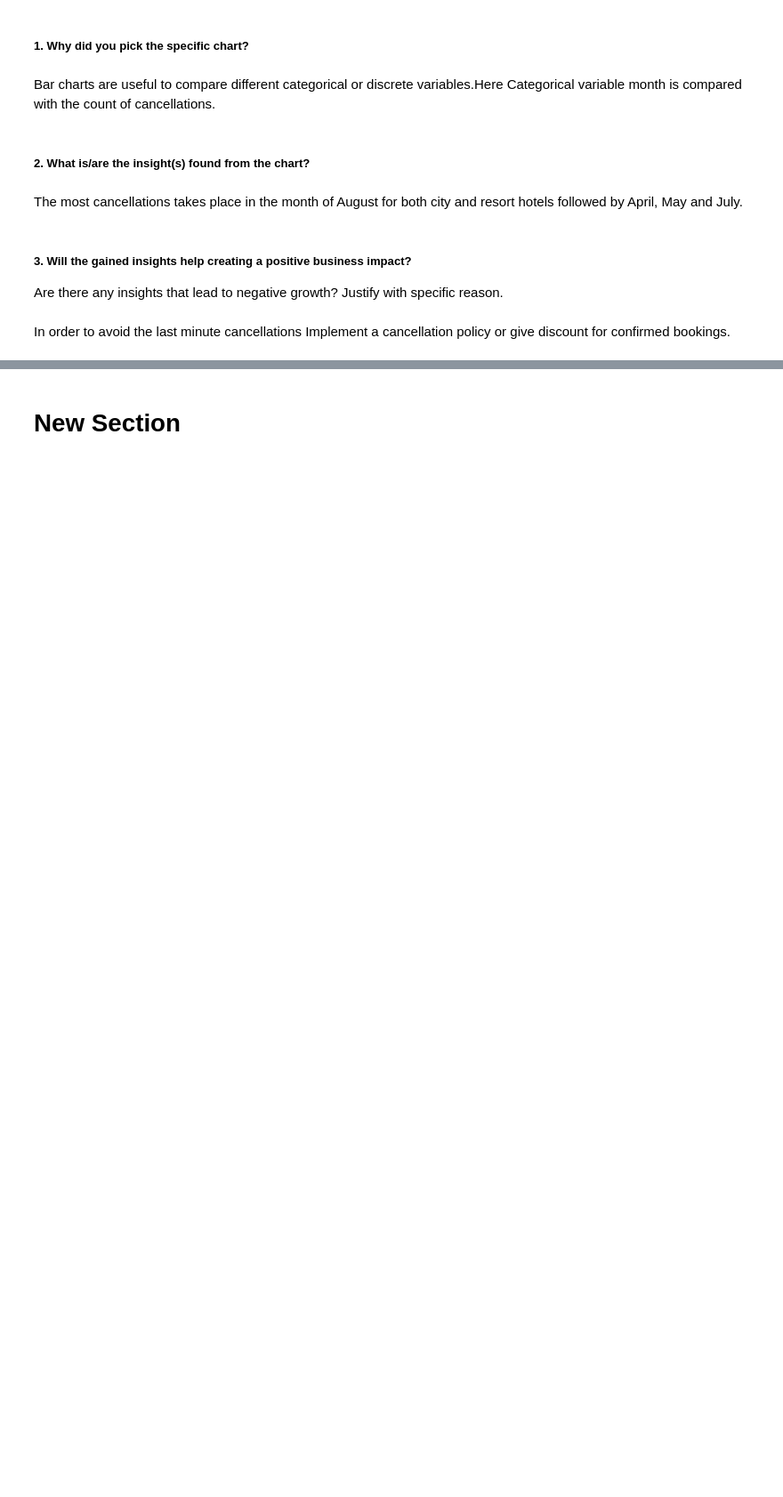
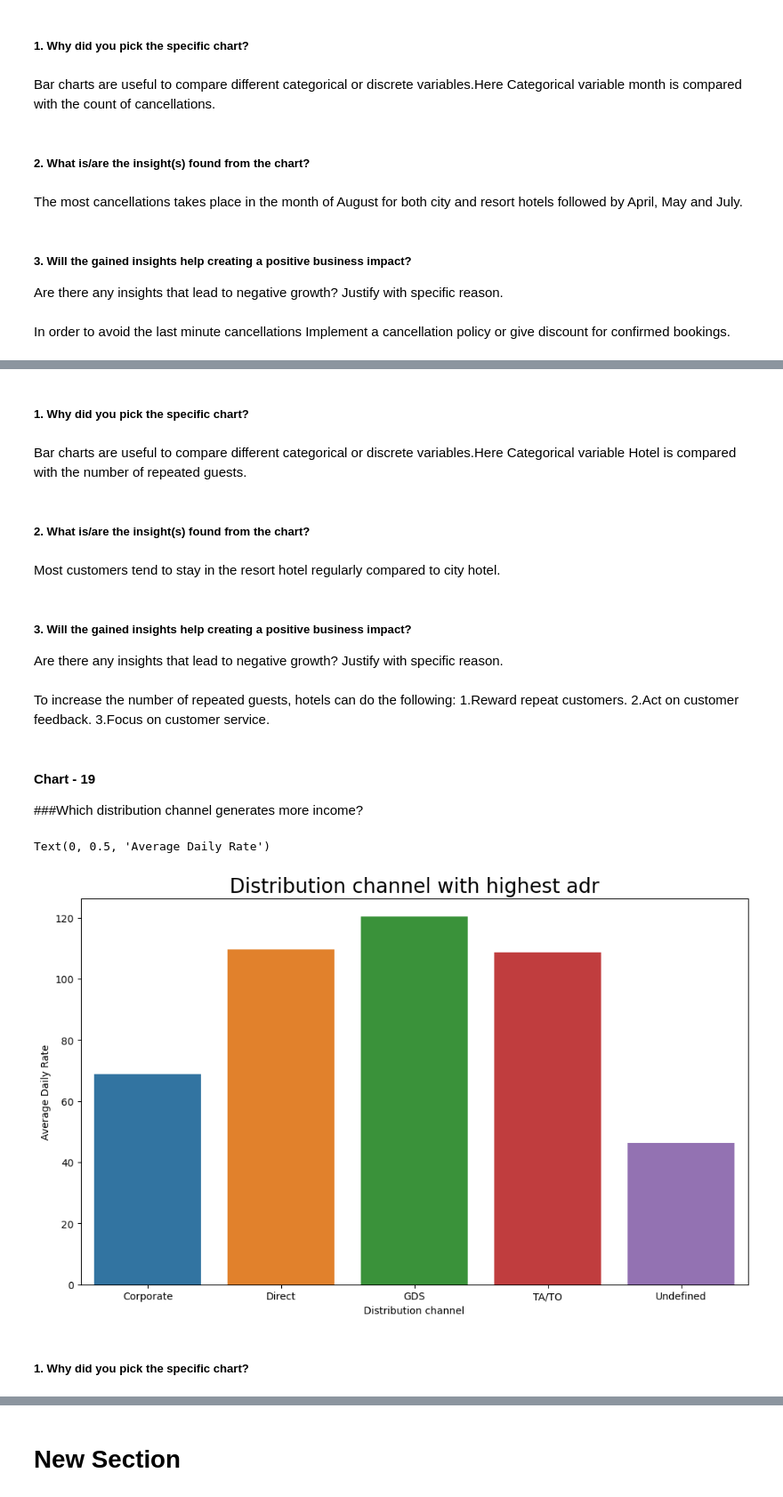
Before and after one commit to Sajeenafiza/EDA-Capstone-project, a Jupyter notebook: Copy_of_Copy_of_mine_EDA_Submission_Template.ipynb, the cells around one changed output, grey strips where cells are left out. Shown at 89% size. Saved outputs shown, nothing was run; the diff lists cells and outputs as text; code cells hidden in the pictures; blank space fills up the shorter version.

```diff
--- a/Copy_of_Copy_of_mine_EDA_Submission_Template.ipynb
+++ b/Copy_of_Copy_of_mine_EDA_Submission_Template.ipynb
@@ -1070,0 +1087,34 @@ In order to avoid the last minute cancellations Implement a cancellation policy
+# %% [markdown]
+##### 1. Why did you pick the specific chart?
+# %% [markdown]
+Bar charts are useful to compare different categorical or discrete variables.Here Categorical variable Hotel is compared with the number of repeated guests.
+# %% [markdown]
+##### 2. What is/are the insight(s) found from the chart?
+# %% [markdown]
+
+Most customers  tend to stay in the resort  hotel regularly compared to city hotel.
+# %% [markdown]
+##### 3. Will the gained insights help creating a positive business impact?
+Are there any insights that lead to negative growth? Justify with specific reason.
+# %% [markdown]
+To increase the number of repeated guests, hotels can do the following:
+1.Reward repeat customers.
+2.Act on customer feedback.
+3.Focus on customer service.
+# %% [markdown]
+#### Chart - 19
+###Which distribution channel generates more income?
+# %%
+# distribution channel with highest adr
+dis=hoteldf.groupby('distribution_channel')['adr'].mean().reset_index()
+
+sns.barplot(x=dis['distribution_channel'],y=dis['adr'])
+
+plt.title("Distribution channel with highest adr",fontsize=20)
+plt.xlabel('Distribution channel')
+plt.ylabel('Average Daily Rate')
+# %% [output]
+Text(0, 0.5, 'Average Daily Rate')
+[figure, added]
+# %% [markdown]
+##### 1. Why did you pick the specific chart?
```
Also changed, not shown: parts of 15 cells of this notebook.
